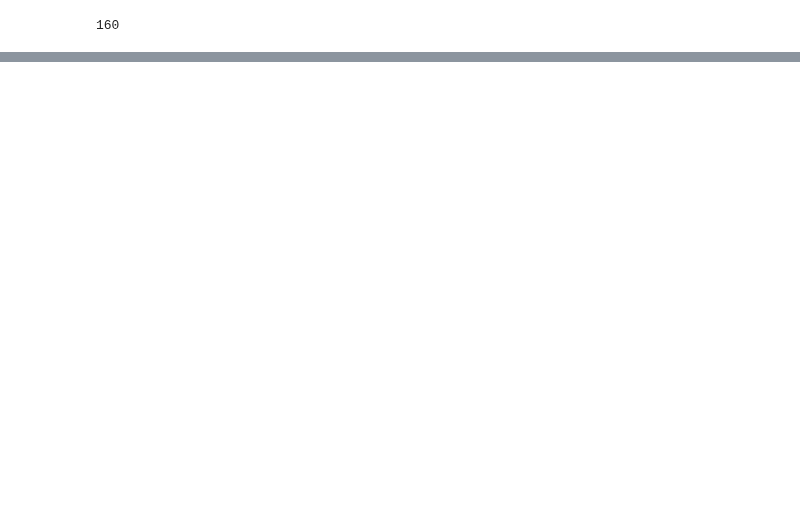
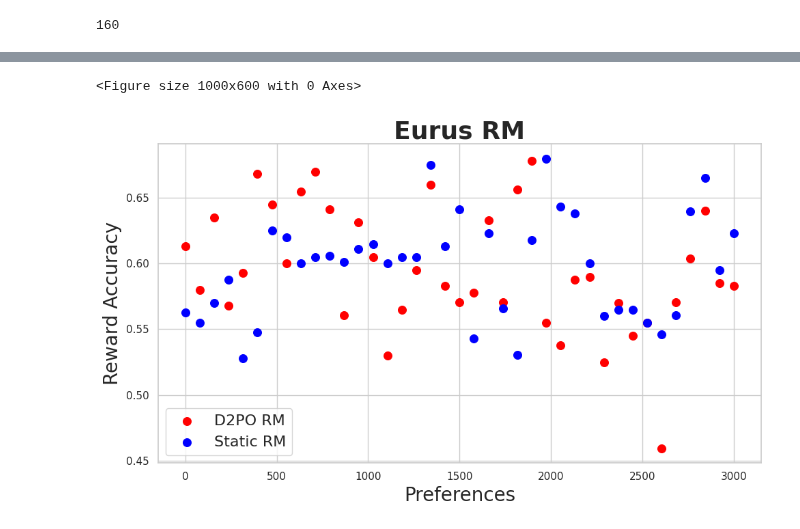
Before and after one commit to PrasannS/d2po, a Jupyter notebook: notebooks/newtrain_analysis.ipynb, the cells around one changed output, grey strips where cells are left out. Drawn from its saved outputs; the diff is of its cells as text; code cells hidden in the pictures; blank space fills up the shorter version.

```diff
--- a/notebooks/newtrain_analysis.ipynb
+++ b/notebooks/newtrain_analysis.ipynb
@@ -75,0 +149,32 @@ plt.scatter(range(len(astats[:70])), astats[:70])
+# %%
+# print(astats)
+bowaccres = {
+    "D2PO RM": (2, [0.7152641878669276, 0.6109785202863962, 0.5669856459330144, 0.6124284546197875, 0.5993322203672788, 0.5980551053484603, 0.6135425268373246, 0.611689351481185, 0.683641975308642, 0.6643137254901961, 0.6854646544876887, 0.7078477078477079, 0.6914556962025317, 0.6972843450479234, 0.6759639048400328, 0.6951915240423798, 0.7287716405605935, 0.7730263157894737, 0.7294727744165946, 0.7547332185886403, 0.7473118279569892, 0.7442650807136788, 0.7726199842643587, 0.7640538400633412, 0.8051323175621492, 0.8008474576271186, 0.8227746591820368, 0.813215859030837, 0.824468085106383, 0.8399646330680813, 0.8250497017892644, 0.8091762252346194, 0.820675105485232, 0.8680851063829788, 0.7969924812030075, 0.8172757475083057, 0.7812828601472135, 0.8341121495327103, 0.8780487804878049]),
+    "Static RM": (2, [0.5841487279843445, 0.5640413683373111, 0.6124401913875598, 0.553556827473426, 0.5475792988313857, 0.5470016207455429, 0.5590421139554087, 0.5476381104883907, 0.529320987654321, 0.56, 0.5845909451945989, 0.5757575757575758, 0.564873417721519, 0.5638977635782748, 0.5373256767842494, 0.5501222493887531, 0.5614179719703215, 0.5929276315789473, 0.5773552290406223, 0.5740103270223752, 0.568100358422939, 0.556499575191164, 0.5696302124311565, 0.5851148060174188, 0.6038492381716118, 0.6, 0.5942261427425822, 0.6220264317180617, 0.6108156028368794, 0.5747126436781609, 0.6391650099403579, 0.6600625651720542, 0.5485232067510548, 0.6099290780141844, 0.5639097744360902, 0.6079734219269103, 0.5531019978969506, 0.5397196261682243, 0.5776053215077606]),
+    "D2PO (policy reward)": (2, [0.5259454705364995, 0.5140112089671738, 0.47607655502392343, 0.5059194948697711, 0.5089722675367048, 0.5062761506276151, 0.5129032258064516, 0.5180722891566265, 0.5170278637770898, 0.5111111111111111, 0.5171042163882259, 0.5213537469782433, 0.5217748562037798, 0.5242798353909465, 0.5416666666666666, 0.531390134529148, 0.5410700828937453, 0.5329202168861348, 0.5189481825212684, 0.5334890965732088, 0.5136612021857924, 0.5526742301458671, 0.48997594226142743, 0.5620496397117695, 0.5560032232070911, 0.5255889520714866, 0.5656814449917899, 0.5513146734520781, 0.5446205170975813, 0.5253654342218401, 0.528395061728395, 0.5236947791164659, 0.5585725368502715, 0.5399515738498789, 0.5430194805194806, 0.5031897926634769, 0.554177005789909, 0.5444810543657331, 0.543921916592724])
+}
+mathaccres = {
+    "D2PO RM": (1, [0.6342364532019704, 0.5166320166320166, 0.6273381294964029, 0.4666666666666667, 0.570054945054945, 0.48501664816870144, 0.6106194690265486, 0.5583905789990187, 0.550321199143469, 0.5028195488721805, 0.5843137254901961, 0.5206786850477201, 0.5498489425981873, 0.5791324736225087, 0.5377207062600321, 0.5114942528735632, 0.5699088145896657, 0.5302491103202847, 0.5501519756838906, 0.48287292817679556, 0.5943396226415094, 0.4879518072289157, 0.5321375186846039, 0.5435028248587571, 0.5511363636363636, 0.5279685966633955, 0.598937583001328, 0.4619815668202765, 0.5479833101529903, 0.528101802757158, 0.5503875968992248, 0.540650406504065, 0.5876712328767123, 0.4539249146757679, 0.5710227272727273, 0.5260303687635575, 0.5502958579881657, 0.6203143893591294, 0.552833078101072, 0.5334051724137931, 0.5871313672922251, 0.5, 0.5428109854604201, 0.5077105575326216, 0.5606060606060606, 0.6029556650246305, 0.5928753180661578, 0.621875, 0.5787401574803149, 0.5835073068893528]),
+    "Static RM": (1, [0.5365853658536586, 0.4959349593495935, 0.45, 0.46296296296296297, 0.40336134453781514, 0.5229357798165137, 0.45161290322580644, 0.536144578313253, 0.5, 0.46846846846846846, 0.5495495495495496, 0.5568181818181818, 0.5154639175257731, 0.494949494949495, 0.4948453608247423, 0.5419847328244275, 0.49074074074074076, 0.5048543689320388, 0.4444444444444444, 0.5350877192982456, 0.5661764705882353, 0.4953271028037383, 0.4818181818181818, 0.546875, 0.5447154471544715, 0.43558282208588955, 0.5213675213675214, 0.472, 0.6464646464646465, 0.5660377358490566, 0.5360824742268041, 0.46551724137931033, 0.5419847328244275, 0.46153846153846156, 0.5851063829787234, 0.43859649122807015, 0.44696969696969696, 0.5547445255474452, 0.5546218487394958]),
+    "D2PO (policy reward)": (1, [0.4839901477832512, 0.553014553014553, 0.5179856115107914, 0.5819209039548022, 0.5302197802197802, 0.5882352941176471, 0.5457227138643068, 0.5868498527968596, 0.4668094218415418, 0.5413533834586466, 0.4849673202614379, 0.5535524920466596, 0.49244712990936557, 0.5627198124267292, 0.4767255216693419, 0.5195402298850574, 0.5030395136778115, 0.527876631079478, 0.4756838905775076, 0.5138121546961326, 0.5078616352201258, 0.5433734939759036, 0.5201793721973094, 0.5141242937853108, 0.484375, 0.5309126594700687, 0.50066401062417, 0.5046082949308756, 0.4951321279554937, 0.513255567338282, 0.4974160206718346, 0.5467479674796748, 0.5, 0.47440273037542663, 0.4900568181818182, 0.4631236442516269, 0.48668639053254437, 0.5574365175332527, 0.5160796324655437, 0.5387931034482759, 0.5335120643431636, 0.5767441860465117, 0.5040387722132472, 0.5776986951364176, 0.5075757575757576, 0.547783251231527, 0.4770992366412214, 0.6125, 0.5039370078740157, 0.5532359081419624])
+}
+nounaccres = {
+    "D2PO RM":(0.25, [0.789551140544518, 0.7641242937853108, 0.7277059223961879, 0.7340644276901988, 0.7095871238628412, 0.6903735632183908, 0.66545981173063, 0.6505415162454874, 0.6498559077809798, 0.6652512384996462, 0.6973590292648109, 0.7042857142857143, 0.7189964157706094, 0.7238644556596971, 0.7369942196531792, 0.7561327561327561, 0.7647907647907648, 0.7626628075253257, 0.7578181818181818, 0.7600297176820208, 0.7563338301043219, 0.7629407351837959, 0.7711111111111111, 0.7574654042243263, 0.7665937272064187, 0.7772096420745069, 0.7848194546794399, 0.8149518874907475, 0.8142116950407106, 0.8217168011738811, 0.821349147516679, 0.8220402084884587, 0.8269375470278405, 0.8373168851195065, 0.8361801242236024, 0.8359253499222395, 0.8264591439688715, 0.8191738113795791, 0.8282591725214676]),
+    "Static RM": (0.25, [0.6990434142752023, 0.730225988700565, 0.7433628318584071, 0.684715558601782, 0.616515045486354, 0.5926724137931034, 0.5843591600289645, 0.5718411552346571, 0.5965417867435159, 0.5796178343949044, 0.5874375446109922, 0.5764285714285714, 0.5684587813620071, 0.578226387887527, 0.569364161849711, 0.5829725829725829, 0.562049062049062, 0.5564399421128798, 0.5534545454545454, 0.5653789004457652, 0.5566318926974665, 0.5483870967741935, 0.5555555555555556, 0.5418790968681719, 0.5463165572574763, 0.5661066471877283, 0.5571112748710391, 0.5655070318282753, 0.5788304959289415, 0.5634629493763756, 0.5693106004447739, 0.5539836187639613, 0.5402558314522197, 0.5497301464919044, 0.5341614906832298, 0.5342146189735615, 0.5416342412451361, 0.5354637568199533, 0.5386416861826698]),
+    "D2PO (policy reward)": (0.25, [0.5408388520971302, 0.5254237288135594, 0.5098706603131382, 0.5147361206305688, 0.5136459062281316, 0.5158045977011494, 0.5271542360608255, 0.5169675090252708, 0.5129682997118156, 0.5145081387119603, 0.5153461812990721, 0.5285714285714286, 0.5304659498207885, 0.5291997116077866, 0.5310693641618497, 0.5425685425685426, 0.5418470418470418, 0.5434153400868307, 0.5316363636363637, 0.5104011887072808, 0.5089418777943369, 0.5041260315078769, 0.5177777777777778, 0.5345957756737072, 0.5463165572574763, 0.5595325054784515, 0.5585851142225498, 0.5477424130273871, 0.5492227979274611, 0.5546588407923698, 0.558932542624166, 0.5644080416976918, 0.5530474040632054, 0.5389360061680802, 0.5225155279503105, 0.5069984447900466, 0.5027237354085603, 0.514419329696025, 0.5292740046838408])
+}
+cdaccres = {
+    "D2PO RM": (1, [0.5343709468223087, 0.55627425614489, 0.5205211726384364, 0.47464239271781533, 0.4522417153996101, 0.5244937949052907, 0.5359947643979057, 0.5630420280186791, 0.5285947712418301, 0.5359327217125383, 0.5299539170506913, 0.5493197278911565, 0.5292553191489362, 0.5038759689922481, 0.5, 0.5574162679425837, 0.5466321243523317, 0.5275080906148867, 0.5488810365135454, 0.5205684367988033, 0.5350269438029254, 0.5082706766917293, 0.5388162951575711, 0.5251063829787234, 0.5482787573467675, 0.4653579676674365, 0.4790697674418605, 0.5213358070500927, 0.5625, 0.5897435897435898, 0.40625, 0.6388888888888888, 0.5, 0.45161290322580644, 0.6, 0.525, 0.5106382978723404, 0.5714285714285714, 0.58]),
+    "Static RM": (1,[0.4293125810635538, 0.4126778783958603, 0.4775244299674267, 0.44018205461638493, 0.4048083170890188, 0.45787067276290006, 0.5333769633507853, 0.5023348899266178, 0.5081699346405228, 0.46712538226299694, 0.4700460829493088, 0.4931972789115646, 0.5053191489361702, 0.49767441860465117, 0.5733532934131736, 0.527511961722488, 0.5518134715025906, 0.5361380798274002, 0.5076560659599529, 0.5445026178010471, 0.5265588914549654, 0.5082706766917293, 0.5395849346656418, 0.5157446808510638, 0.5138539042821159, 0.5103926096997691, 0.5023255813953489, 0.5176252319109462, 0.40625, 0.6410256410256411, 0.5625, 0.5833333333333334, 0.6842105263157895, 0.7096774193548387, 0.65, 0.75, 0.6170212765957447, 0.6530612244897959, 0.56]),
+    "D2PO (policy reward)": (1, [0.4889753566796368, 0.5084087968952135, 0.5087947882736157, 0.4694408322496749, 0.4158544509421702, 0.4761593729588504, 0.5451570680628273, 0.5156771180787192, 0.548202614379085, 0.5267584097859327, 0.5576036866359447, 0.5773809523809523, 0.5678191489361702, 0.5751937984496124, 0.5479041916167665, 0.5382775119617225, 0.5453367875647669, 0.540453074433657, 0.5206124852767963, 0.46222887060583395, 0.5381062355658198, 0.5518796992481203, 0.5603382013835511, 0.534468085106383, 0.5113350125944585, 0.5115473441108545, 0.4418604651162791, 0.4397031539888683, 0.59375, 0.38461538461538464, 0.40625, 0.5555555555555556, 0.5, 0.45161290322580644, 0.45, 0.55, 0.3829787234042553, 0.5102040816326531, 0.56])
+}
+
+eurres = {
+    "D2PO RM": (1.5, [0.6130653266331658, 0.58, 0.635, 0.5678391959798995, 0.592964824120603, 0.6683417085427136, 0.645, 0.6, 0.655, 0.67, 0.6414141414141414, 0.5606060606060606, 0.6313131313131313, 0.605, 0.53, 0.565, 0.595, 0.6598984771573604, 0.5829145728643216, 0.5707070707070707, 0.5778894472361809, 0.6331658291457286, 0.5707070707070707, 0.6565656565656566, 0.678391959798995, 0.555, 0.5376884422110553, 0.5879396984924623, 0.59, 0.525, 0.57, 0.545, 0.555, 0.45918367346938777, 0.5707070707070707, 0.6040609137055838, 0.64, 0.585, 0.5829145728643216]),
+    "Static RM": (1.5, [0.5628140703517588, 0.555, 0.57, 0.5879396984924623, 0.5276381909547738, 0.5477386934673367, 0.625, 0.62, 0.6, 0.605, 0.6060606060606061, 0.601010101010101, 0.6111111111111112, 0.615, 0.6, 0.605, 0.605, 0.6751269035532995, 0.6130653266331658, 0.6414141414141414, 0.542713567839196, 0.6231155778894473, 0.5656565656565656, 0.5303030303030303, 0.6180904522613065, 0.68, 0.6432160804020101, 0.6381909547738693, 0.6, 0.56, 0.565, 0.565, 0.555, 0.5459183673469388, 0.5606060606060606, 0.6395939086294417, 0.665, 0.595, 0.6231155778894473])
+}
+# %%
+plot_methods(eurres, xlabel="Preferences", ylabel="Reward Accuracy", setname="Eurus RM", fname ='eurd2poaccs.pdf')
+# %% [output]
+<Figure size 1000x600 with 0 Axes>
+[figure, added]
```
Also changed, not shown: parts of 46 cells of this notebook, 6 other files.
